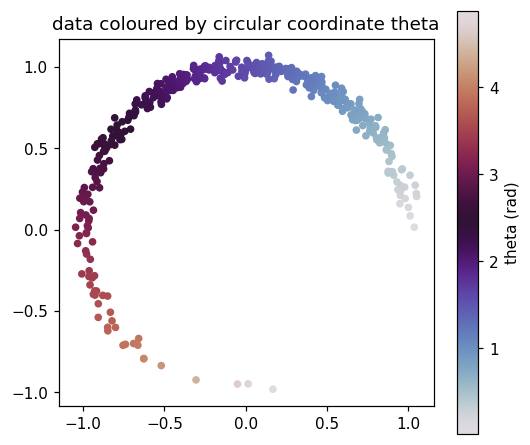
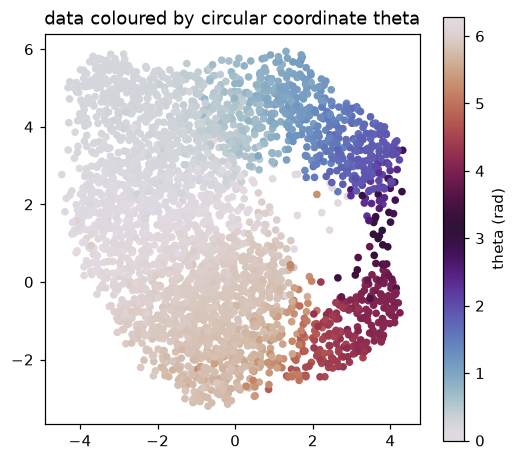
Code edit (unified diff) that turned the first committed figure into the second:
--- before
+++ after
@@ -1,5 +1,5 @@
 fig, ax = plt.subplots(figsize=(5.5, 5), dpi=110)
 c = np.asarray(adata.obs["circular_coords"])
-sc = ax.scatter(adata.X[:, 0], adata.X[:, 1], c=c, cmap="twilight", s=16)
+sc = ax.scatter(adata.obsm["X_umap"][:, 0], adata.obsm["X_umap"][:, 1], c=c, cmap="twilight", s=16)
 ax.set_aspect("equal"); ax.set_title("data coloured by circular coordinate theta")
 fig.colorbar(sc, ax=ax, label="theta (rad)"); plt.show()

Commit: Moving Bucket Branch Created